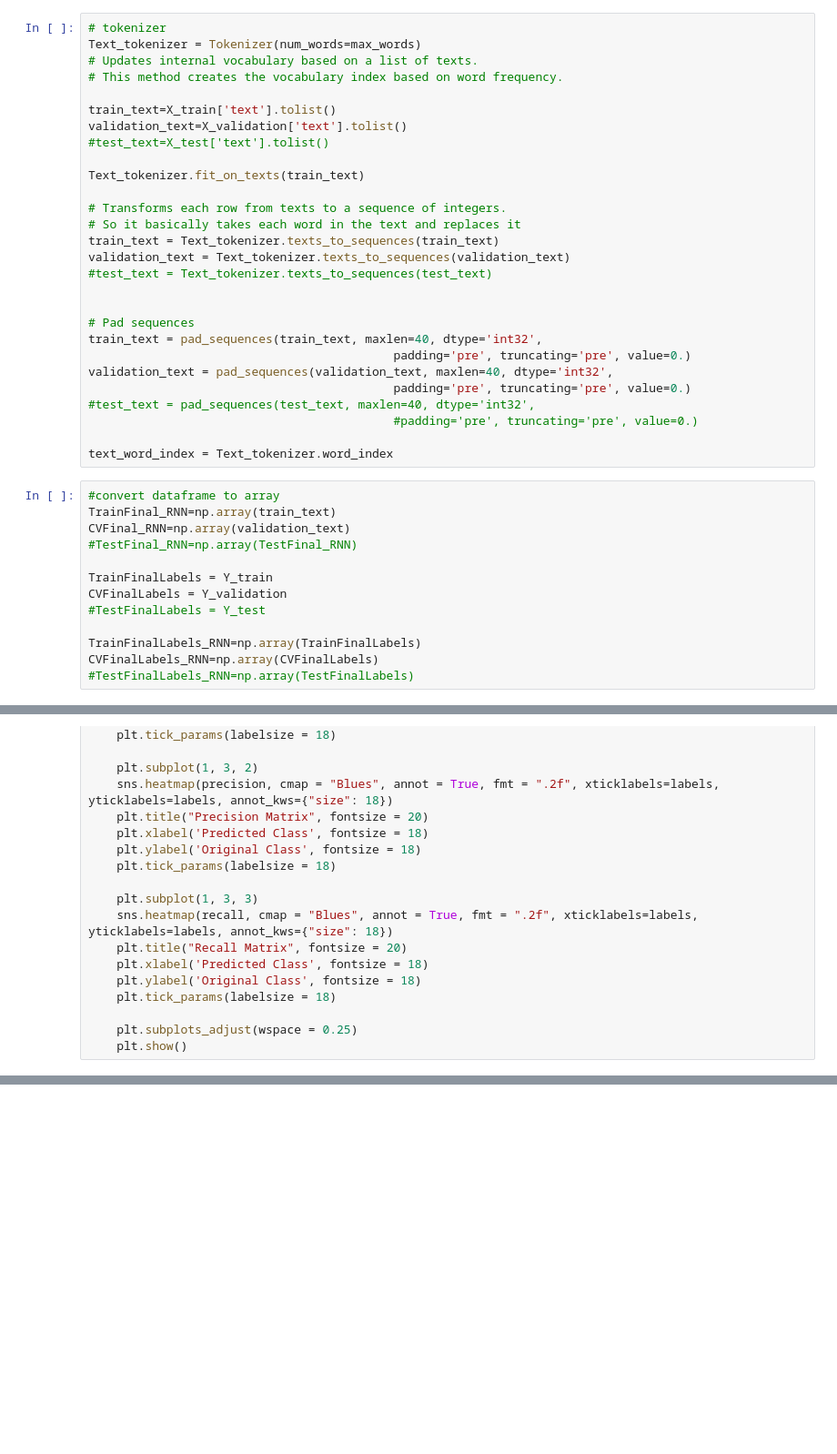
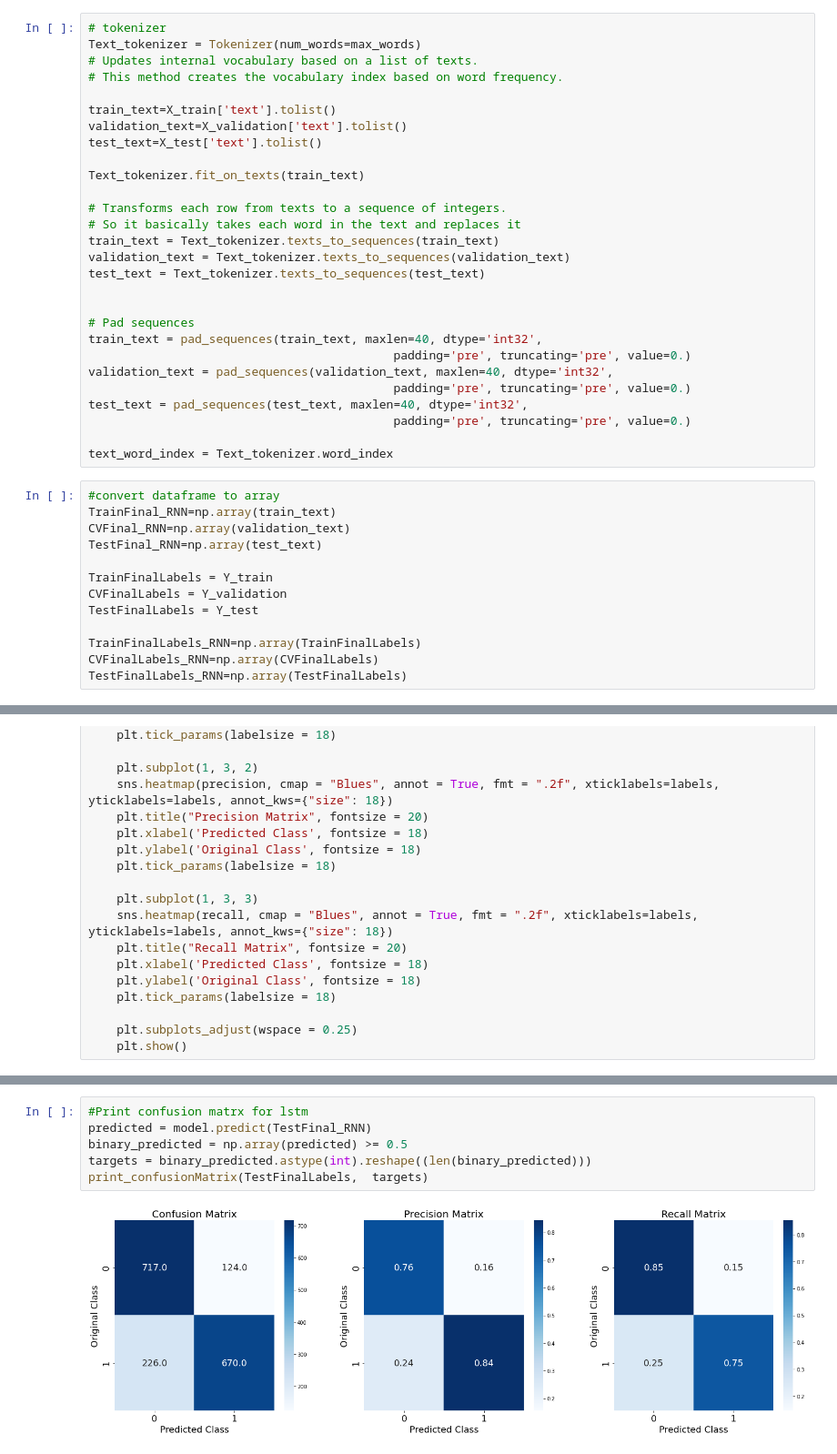
Before and after one commit to anandchndrn93/DisaterTweets, a Jupyter notebook: notebook.ipynb, the cells around one changed output, grey strips where cells are left out. Shown at 91% size. Saved outputs shown, nothing was run; the diff lists cells and outputs as text; blank space fills up the shorter version.

```diff
--- a/notebook.ipynb
+++ b/notebook.ipynb
@@ -374,7 +510,7 @@ Text_tokenizer = Tokenizer(num_words=max_words)
 
 train_text=X_train['text'].tolist()
 validation_text=X_validation['text'].tolist()
-#test_text=X_test['text'].tolist()
+test_text=X_test['text'].tolist()
 
 Text_tokenizer.fit_on_texts(train_text)
 
@@ -382,7 +518,7 @@ Text_tokenizer.fit_on_texts(train_text)
 # So it basically takes each word in the text and replaces it
 train_text = Text_tokenizer.texts_to_sequences(train_text)
 validation_text = Text_tokenizer.texts_to_sequences(validation_text)
-#test_text = Text_tokenizer.texts_to_sequences(test_text)
+test_text = Text_tokenizer.texts_to_sequences(test_text)
 
 
 # Pad sequences
@@ -390,20 +526,20 @@ train_text = pad_sequences(train_text, maxlen=40, dtype='int32',
                                            padding='pre', truncating='pre', value=0.)
 validation_text = pad_sequences(validation_text, maxlen=40, dtype='int32',
                                            padding='pre', truncating='pre', value=0.)
-#test_text = pad_sequences(test_text, maxlen=40, dtype='int32',
-                                           #padding='pre', truncating='pre', value=0.)
+test_text = pad_sequences(test_text, maxlen=40, dtype='int32',
+                                           padding='pre', truncating='pre', value=0.)
 
 text_word_index = Text_tokenizer.word_index
 # %%
 #convert dataframe to array
 TrainFinal_RNN=np.array(train_text)
 CVFinal_RNN=np.array(validation_text)
-#TestFinal_RNN=np.array(TestFinal_RNN)
+TestFinal_RNN=np.array(test_text)
 
 TrainFinalLabels = Y_train
 CVFinalLabels = Y_validation
-#TestFinalLabels = Y_test
+TestFinalLabels = Y_test
 
 TrainFinalLabels_RNN=np.array(TrainFinalLabels)
 CVFinalLabels_RNN=np.array(CVFinalLabels)
-#TestFinalLabels_RNN=np.array(TestFinalLabels)
+TestFinalLabels_RNN=np.array(TestFinalLabels)
@@ -736,0 +933,8 @@ result.to_csv(os.path.join(DATAPATH, 'predict.csv'), index = False)
+# %%
+#Print confusion matrx for lstm
+predicted = model.predict(TestFinal_RNN)
+binary_predicted = np.array(predicted) >= 0.5
+targets = binary_predicted.astype(int).reshape((len(binary_predicted)))
+print_confusionMatrix(TestFinalLabels,  targets)
+# %% [output]
+[figure, added]
```
Also changed, not shown: parts of 53 cells of this notebook.
